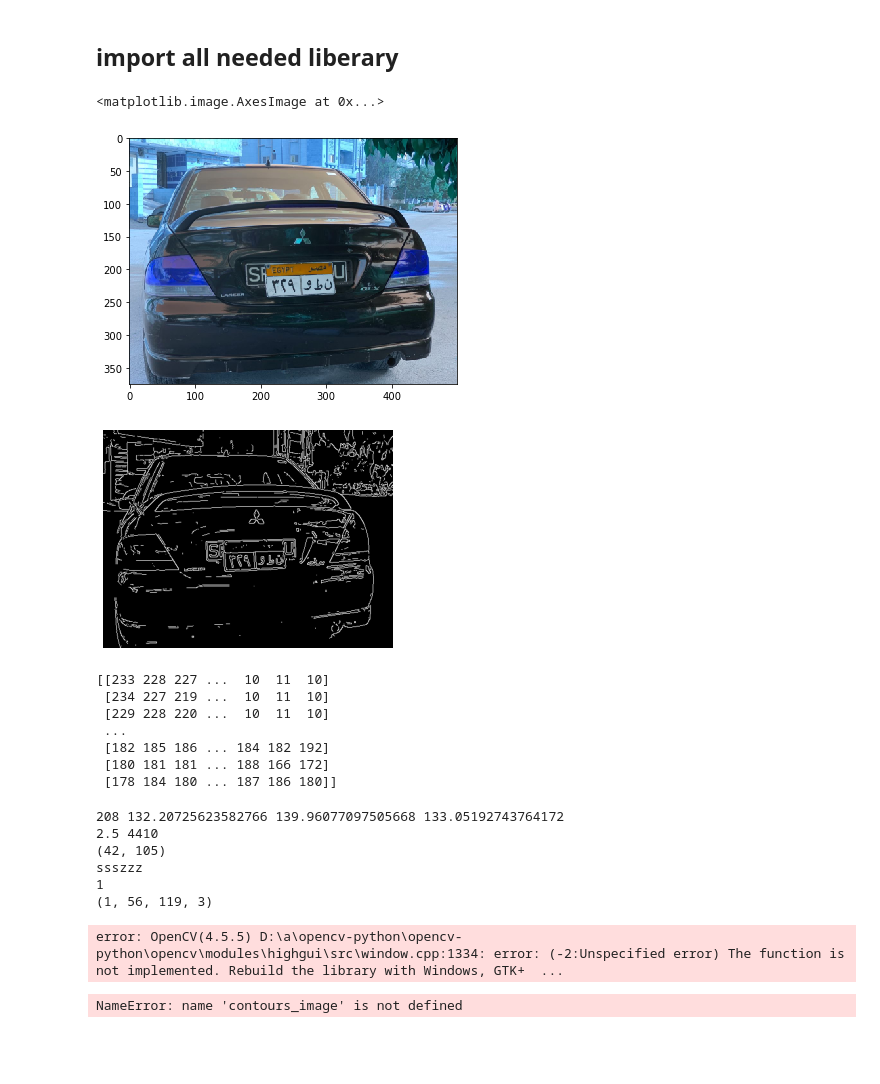
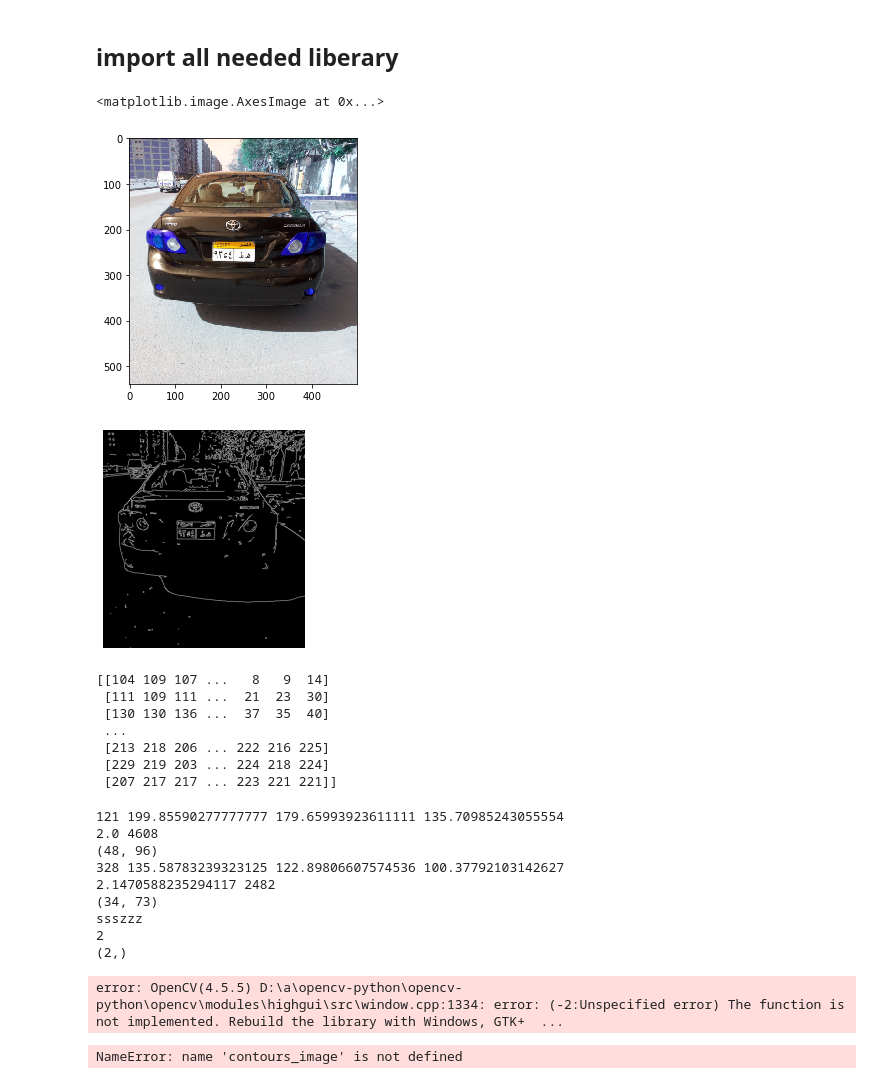
Before and after one commit to Yousif-Ahmed/License-Plate-RecognitionSystem, a Jupyter notebook: model.ipynb, the cells around one changed output. Saved outputs shown, nothing was run; the diff lists cells and outputs as text; code cells hidden in the pictures; blank space fills up the shorter version.

Commit message:
modifying plate criteria

```diff
--- a/model.ipynb
+++ b/model.ipynb
@@ -19,12 +19,12 @@ import imutils
 from skimage.exposure import histogram
 from matplotlib.pyplot import bar
 # %%
-img_data1 =cv2.imread("dataset\data20.jpeg")
+img_data1 =cv2.imread("dataset\data18.jpeg")
 img_data1 = imutils.resize(img_data1 , width = 500)
 io.imshow(img_data1)
 # %% [output]
 <matplotlib.image.AxesImage at 0x...>
-[figure, old version]
+[figure, new version]
 # %%
 def show_image (img):
     fig = plt.figure()
@@ -41,9 +41,15 @@ def image_preprocessing (img):
         prams:
                 img
     '''
-    gray= cv2.cvtColor(img , cv2.COLOR_BGR2GRAY)    # convert image to grayscale
+    imghsv = cv2.cvtColor(img, cv2.COLOR_BGR2HSV).astype("float32")
+    (h, s, v) = cv2.split(imghsv)
+    s = (s*1.29)
+    s = np.clip(s,0,255)
+    imghsv = cv2.merge([h,s,v])
+    imgrgb = cv2.cvtColor(imghsv.astype("uint8"), cv2.COLOR_HSV2BGR)
+    gray= cv2.cvtColor(imgrgb , cv2.COLOR_BGR2GRAY)    # convert image to grayscale
     #gray = cv2.bilateralFilter(gray_img, 11, 17, 17)
-    edged = cv2.Canny(gray, 170, 200)
+    edged = cv2.Canny(gray, 180, 250)
 
     #equalized_image = equalize_adapthist(gray_img) # applaying histogram equalization
     #edged = Sobel(gray) # applaying edge detection using sobel algorithm
@@ -57,14 +63,14 @@ show_image(preprocessed_img)
 io.imsave('result1.jpg' , preprocessed_img)
 print(gray_img)
 # %% [output]
-[figure, old version]
+[figure, new version]
-[[233 228 227 ...  10  11  10]
- [234 227 219 ...  10  11  10]
- [229 228 220 ...  10  11  10]
+[[104 109 107 ...   8   9  14]
+ [111 109 111 ...  21  23  30]
+ [130 130 136 ...  37  35  40]
  ...
- [182 185 186 ... 184 182 192]
- [180 181 181 ... 188 166 172]
- [178 184 180 ... 187 186 180]]
+ [213 218 206 ... 222 216 225]
+ [229 219 203 ... 224 218 224]
+ [207 217 217 ... 223 221 221]]
 # %%
 def edge_img_processing(edge_img , img ):
     #Thresholding:
@@ -86,7 +92,7 @@ def edge_img_processing(edge_img , img ):
         avg_red_ch = np.sum(window[:,:,0])/ (w*h)
         avg_green_ch = np.sum(window[:,:,1])/ (w*h)
 
-        if (1.6< aspect_ratio < 2.7 and area >2000 and area < 5000 and avg_red_ch >110 and avg_green_ch>100 and avg_blue_ch>100):
+        if (1.6< aspect_ratio < 2.7 and area >2250 and area < 5000 and avg_red_ch >110 and avg_green_ch>100 and avg_blue_ch>100):
                 print(i ,avg_red_ch ,avg_green_ch,avg_blue_ch)
                 print (aspect_ratio , area)
 
@@ -101,7 +107,7 @@ def edge_img_processing(edge_img , img ):
                     #print (ints)
                 smin = sz[0]*sz[1]*255*0.4
                 smax = sz[0]*sz[1]*255*0.9
-                plates.append(img_data1[y-7:y+h+7, x-7:x+w+7])
+                plates.append(img_data1[y-2:y+h+2, x-2:x+w+2])
                 #cv2.rectangle(img_data1, (x, y), (x + w, y + h), (100,0,0), 1)
 
             #print (ints,sm , plate[0])
@@ -124,12 +130,15 @@ edge_img , img ,plates= edge_img_processing(preprocessed_img , gray_img)
 print(np.array(plates).shape)
 cv2.waitKey()
 # %% [output]
-208 132.20725623582766 139.96077097505668 133.05192743764172
-2.5 4410
-(42, 105)
+121 199.85590277777777 179.65993923611111 135.70985243055554
+2.0 4608
+(48, 96)
+328 135.58783239323125 122.89806607574536 100.37792103142627
+2.1470588235294117 2482
+(34, 73)
 ssszzz
-1
-(1, 56, 119, 3)
+2
+(2,)
 error: OpenCV(4.5.5) D:\a\opencv-python\opencv-python\opencv\modules\highgui\src\window.cpp:1334: error: (-2:Unspecified error) The function is not implemented. Rebuild the library with Windows, GTK+  ...
 # %%
 plate1 = cv2.imread('Scannedplates/Char1.jpg')
```
Also changed, not shown: 16 other files.
